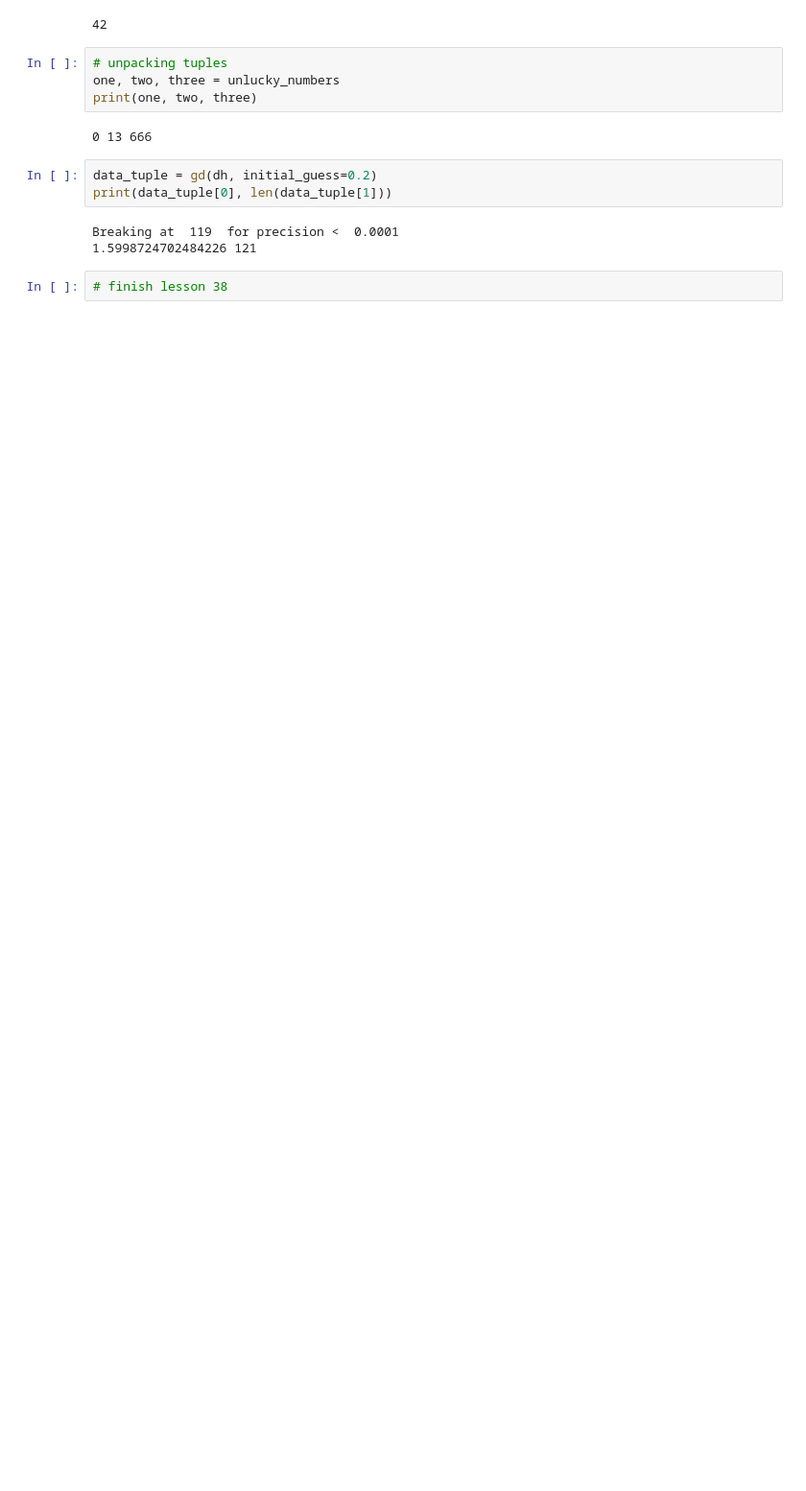
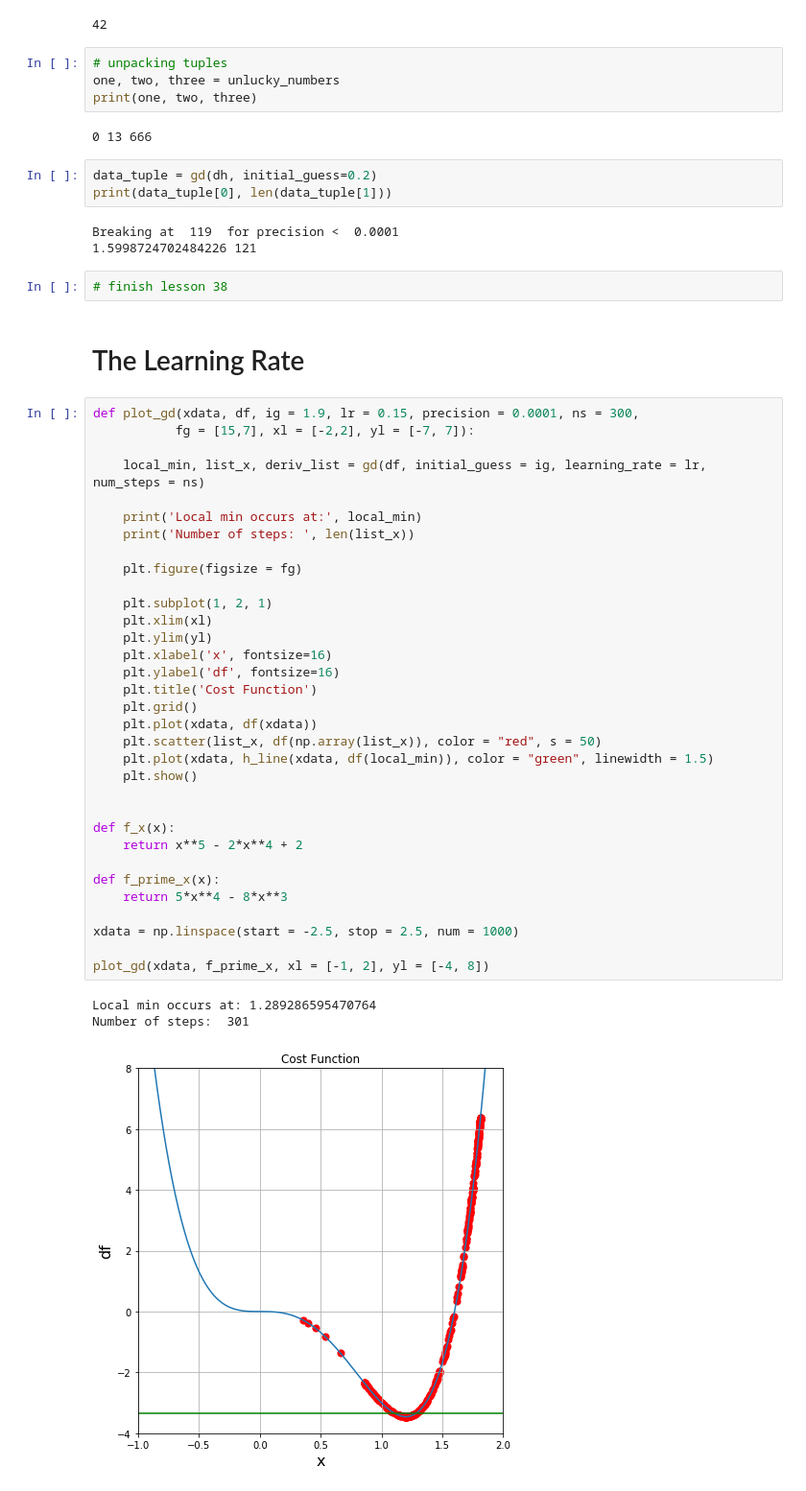
Before and after one commit to brainvat/Angela-Yu-Data-Science-Bootcamp-2020, a Jupyter notebook: section_04/S4 Optimization and Gradient Descent Exercises.ipynb, the cells around one changed output. Shown at 96% size. Saved outputs shown, nothing was run; the diff lists cells and outputs as text; blank space fills up the shorter version.

```diff
--- a/section_04/S4 Optimization and Gradient Descent.ipynb
+++ b/section_04/S4 Optimization and Gradient Descent Exercises.ipynb
@@ -449,3 +449,42 @@ Breaking at  119  for precision <  0.0001
 1.5998724702484226 121
 # %%
 # finish lesson 38
+# %% [markdown]
+# The Learning Rate
+# %%
+def plot_gd(xdata, df, ig = 1.9, lr = 0.15, precision = 0.0001, ns = 300,
+           fg = [15,7], xl = [-2,2], yl = [-7, 7]):
+
+    local_min, list_x, deriv_list = gd(df, initial_guess = ig, learning_rate = lr, num_steps = ns)
+
+    print('Local min occurs at:', local_min)
+    print('Number of steps: ', len(list_x))
+
+    plt.figure(figsize = fg)
+
+    plt.subplot(1, 2, 1)
+    plt.xlim(xl)
+    plt.ylim(yl)
+    plt.xlabel('x', fontsize=16)
+    plt.ylabel('df', fontsize=16)
+    plt.title('Cost Function')
+    plt.grid()
+    plt.plot(xdata, df(xdata))
+    plt.scatter(list_x, df(np.array(list_x)), color = "red", s = 50)
+    plt.plot(xdata, h_line(xdata, df(local_min)), color = "green", linewidth = 1.5)
+    plt.show()
+
+
+def f_x(x):
+    return x**5 - 2*x**4 + 2
+
+def f_prime_x(x):
+    return 5*x**4 - 8*x**3
+
+xdata = np.linspace(start = -2.5, stop = 2.5, num = 1000)
+
+plot_gd(xdata, f_prime_x, xl = [-1, 2], yl = [-4, 8])
+# %% [output]
+Local min occurs at: 1.289286595470764
+Number of steps:  301
+[figure, added]
```
